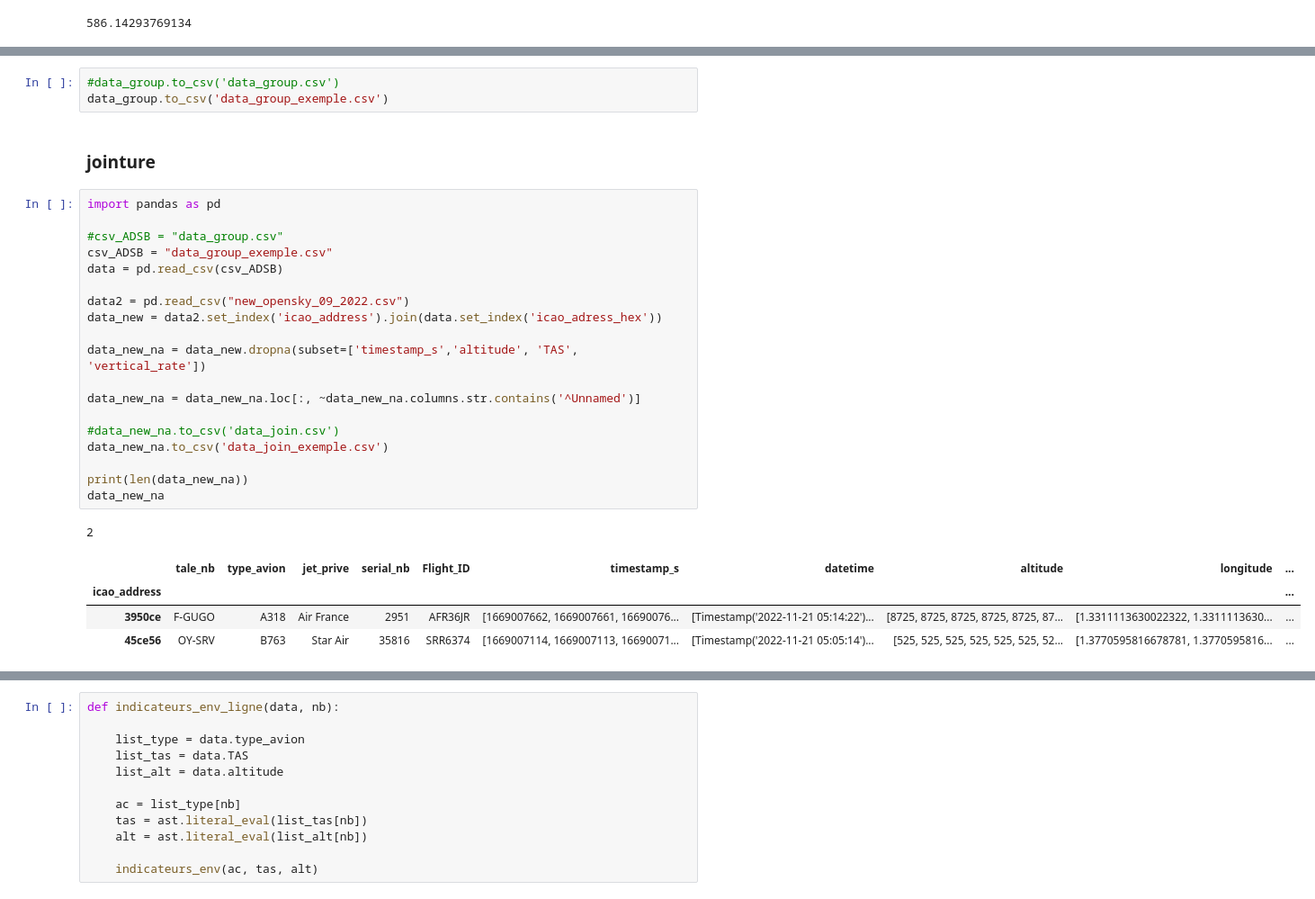
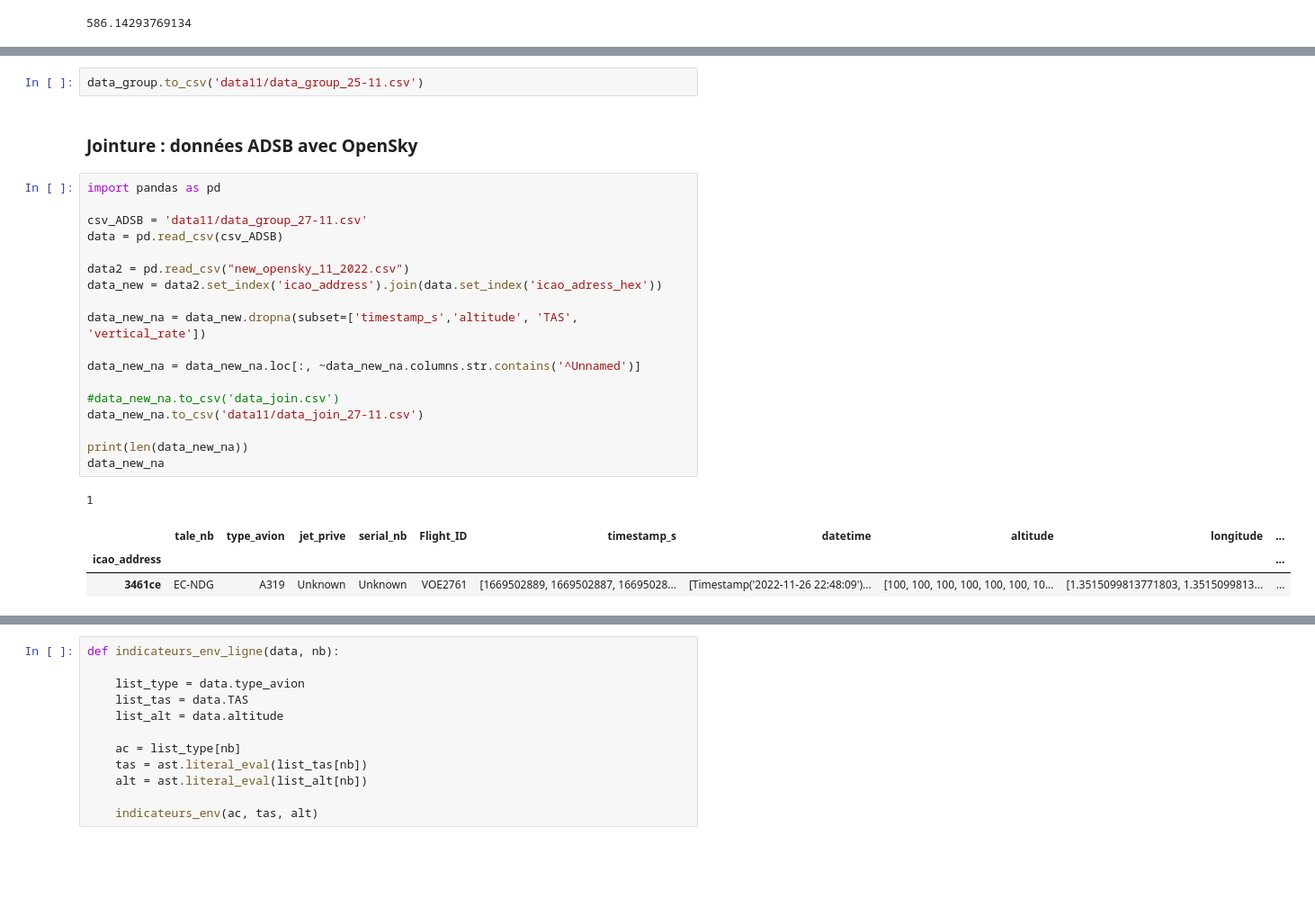
Before and after one commit to mboultam/Boultam-Meriem, a Jupyter notebook: objectif1-et autres.ipynb, the cells around one changed output, grey strips where cells are left out. Shown at 90% size. Cells and saved outputs as stored; diff of their text form; blank space fills up the shorter version.

```diff
--- a/objectif1-et autres.ipynb
+++ b/objectif1-et autres.ipynb
@@ -214,30 +237,27 @@ data_group
-# %%
-#data_group.to_csv('data_group.csv')
-data_group.to_csv('data_group_exemple.csv')
-# %% [markdown]
-### jointure
+# %%
+data_group.to_csv('data11/data_group_25-11.csv')
+# %% [markdown]
+### Jointure : données ADSB avec OpenSky
 # %%
 import pandas as pd
 
-#csv_ADSB = "data_group.csv"
-csv_ADSB = "data_group_exemple.csv"
+csv_ADSB = 'data11/data_group_27-11.csv'
 data = pd.read_csv(csv_ADSB)
 
-data2 = pd.read_csv("new_opensky_09_2022.csv")
+data2 = pd.read_csv("new_opensky_11_2022.csv")
 data_new = data2.set_index('icao_address').join(data.set_index('icao_adress_hex'))
 
 data_new_na = data_new.dropna(subset=['timestamp_s','altitude', 'TAS', 'vertical_rate'])
 
 data_new_na = data_new_na.loc[:, ~data_new_na.columns.str.contains('^Unnamed')]
 
 #data_new_na.to_csv('data_join.csv')
-data_new_na.to_csv('data_join_exemple.csv')
+data_new_na.to_csv('data11/data_join_27-11.csv')
 
 print(len(data_new_na))
 data_new_na
 # %% [output]
-2
+1
 |  | tale_nb | type_avion | jet_prive | serial_nb | Flight_ID | timestamp_s | datetime | altitude | longitude | ... |
 | icao_address |  |  |  |  |  |  |  |  |  | ... |
-| 3950ce | F-GUGO | A318 | Air France | 2951 | AFR36JR | [1669007662, 1669007661, 16690076... | [Timestamp('2022-11-21 05:14:22')... | [8725, 8725, 8725, 8725, 8725, 87... | [1.3311113630022322, 1.3311113630... | ... |
-| 45ce56 | OY-SRV | B763 | Star Air | 35816 | SRR6374 | [1669007114, 1669007113, 16690071... | [Timestamp('2022-11-21 05:05:14')... | [525, 525, 525, 525, 525, 525, 52... | [1.3770595816678781, 1.3770595816... | ... |
+| 3461ce | EC-NDG | A319 | Unknown | Unknown | VOE2761 | [1669502889, 1669502887, 16695028... | [Timestamp('2022-11-26 22:48:09')... | [100, 100, 100, 100, 100, 100, 10... | [1.3515099813771803, 1.3515099813... | ... |
```
Also changed, not shown: parts of 31 cells of this notebook, 1 other file.
